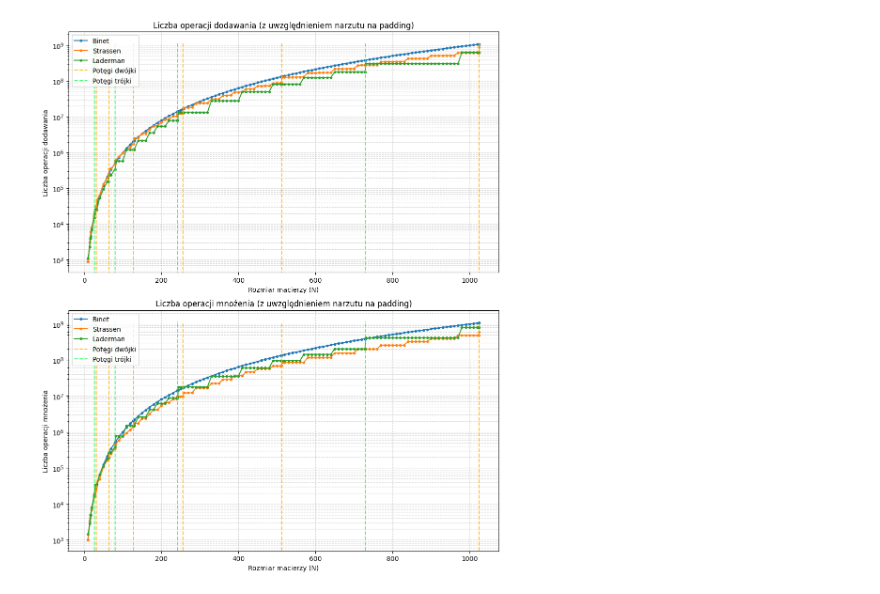
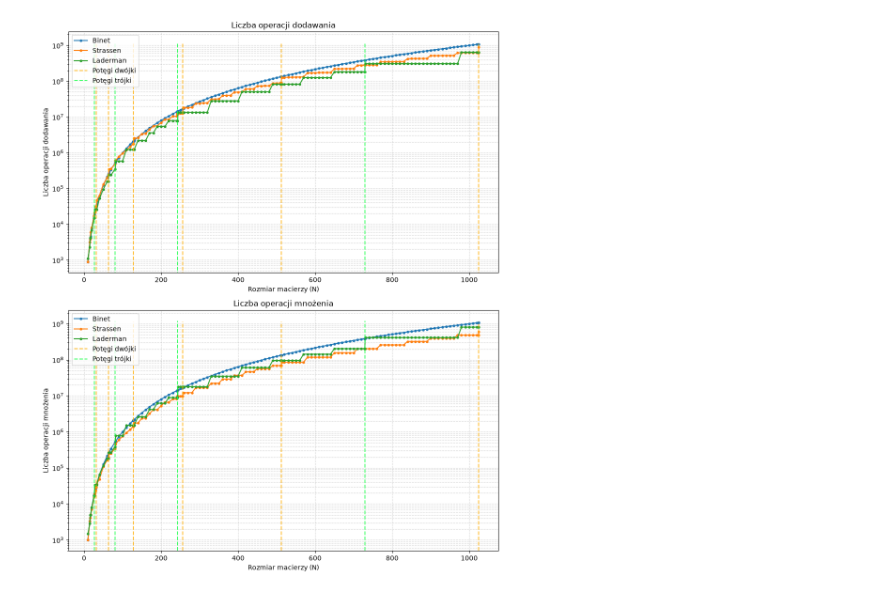
Before and after one commit to Szymbuk/Algorytmy_Macierzowe, a Jupyter notebook: z1/src/result_visualization.ipynb, the cells around one changed output. Drawn from its saved outputs; the diff is of its cells as text; code cells hidden in the pictures.

Commit message:
added ipykernel to uv, corrected plot description.

```diff
--- a/z1/src/result_visualization.ipynb
+++ b/z1/src/result_visualization.ipynb
@@ -19,36 +19,36 @@ ax1.plot(binet_operation_results['Size'], binet_operation_results['Additions'],
 ax1.plot(strassen_operation_results['Size'], strassen_operation_results['Additions'], label='Strassen', marker='.', linestyle='-')
 ax1.plot(laderman_operation_results['Size'], laderman_operation_results['Additions'], label='Laderman', marker='.', linestyle='-')
 ax1.vlines(power_of_two_sizes, ymin=ax1.get_ylim()[0], ymax=ax1.get_ylim()[1], colors='#FFAE00',label='Potęgi dwójki', linestyles='dashed', alpha=0.8)
 ax1.vlines(power_of_three_sizes, ymin=ax1.get_ylim()[0], ymax=ax1.get_ylim()[1], colors='#17FF46',label='Potęgi trójki', linestyles='dashed', alpha=0.8)
-ax1.set_title('Liczba operacji dodawania (z uwzględnieniem narzutu na padding)')
+ax1.set_title('Liczba operacji dodawania')
 ax1.set_xlabel('Rozmiar macierzy (N)')
 ax1.set_ylabel('Liczba operacji dodawania')
 ax1.set_yscale('log') # Skala logarytmiczna
 ax1.grid(True, which="both", ls="--", alpha=0.5)
 ax1.legend()
 
 
 ax2.plot(binet_operation_results['Size'], binet_operation_results['Multiplications'], label='Binet', marker='.', linestyle='-')
 ax2.plot(strassen_operation_results['Size'], strassen_operation_results['Multiplications'], label='Strassen', marker='.', linestyle='-')
 ax2.plot(laderman_operation_results['Size'], laderman_operation_results['Multiplications'], label='Laderman', marker='.', linestyle='-')
 ax2.vlines(power_of_two_sizes, ymin=ax2.get_ylim()[0], ymax=ax2.get_ylim()[1], colors='#FFAE00',label='Potęgi dwójki', linestyles='dashed', alpha=0.8)
 ax2.vlines(power_of_three_sizes, ymin=ax2.get_ylim()[0], ymax=ax2.get_ylim()[1], colors='#17FF46',label='Potęgi trójki', linestyles='dashed', alpha=0.8)
-ax2.set_title('Liczba operacji mnożenia (z uwzględnieniem narzutu na padding)')
+ax2.set_title('Liczba operacji mnożenia')
 ax2.set_xlabel('Rozmiar macierzy (N)')
 ax2.set_ylabel('Liczba operacji mnożenia')
 ax2.set_yscale('log') # Skala logarytmiczna
 ax2.grid(True, which="both", ls="--", alpha=0.5)
 ax2.legend()
 
 
 
 
 
 plt.tight_layout()
 plt.savefig('liczba_operacji.png', dpi=300) # Zapis do pliku w wysokiej rozdzielczości
 plt.show()
 # %% [output]
-[figure, old version]
+[figure, new version]
 # %%
 from pathlib import Path
 
```
Also changed, not shown: parts of 3 cells of this notebook, 7 other files.
